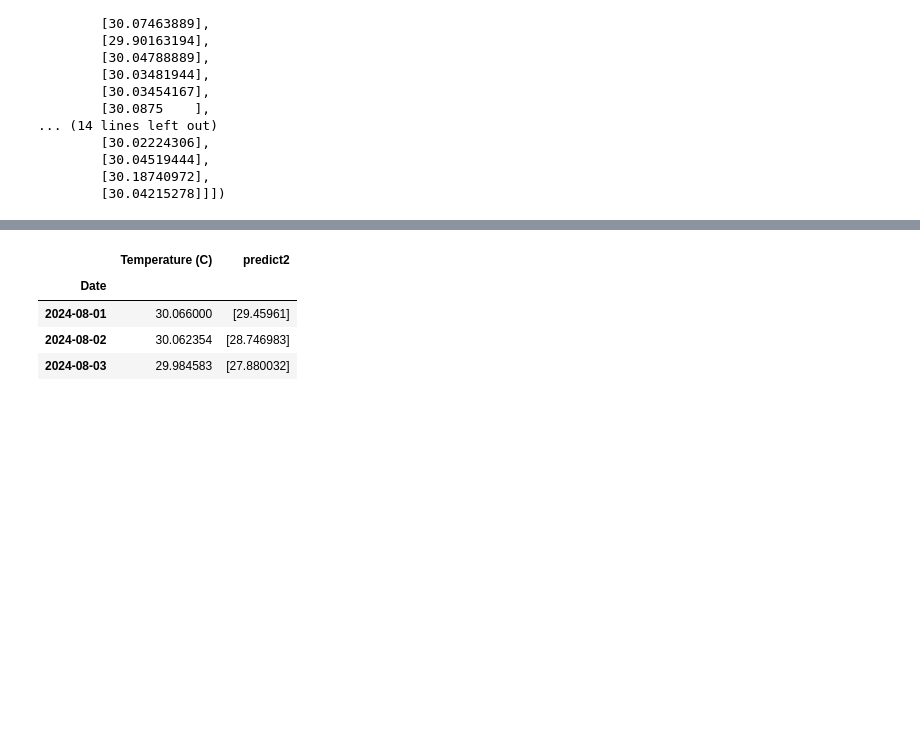
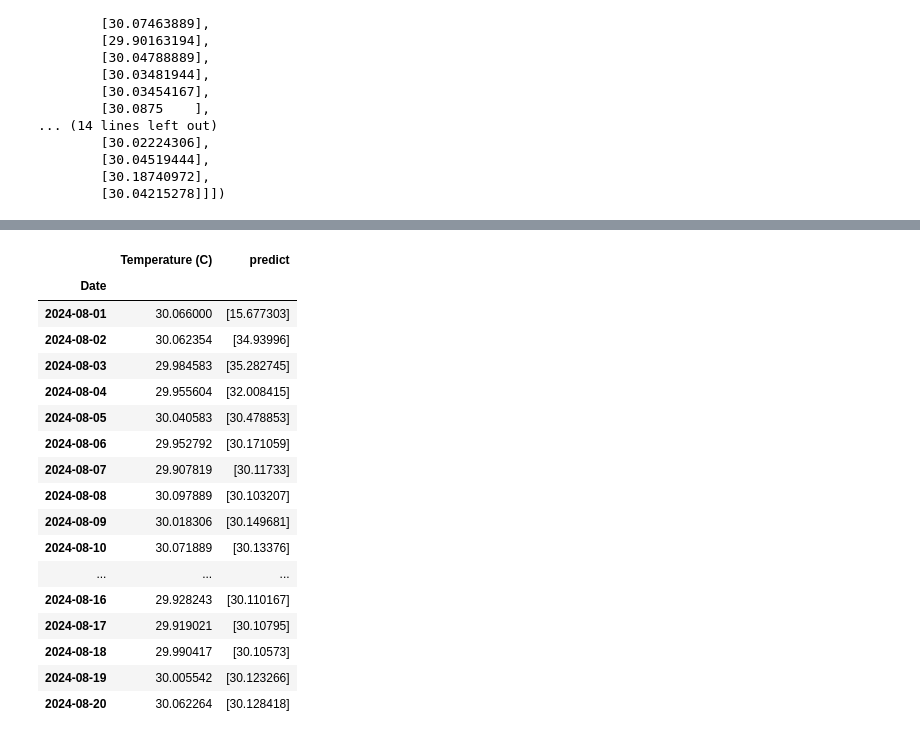
Before and after one commit to cksinghnet/Weather-Based-Grid-Optimization, a Jupyter notebook: code/TensorFlowWeatherModelLSTM-V02.ipynb, the cells around one changed output, grey strips where cells are left out. Cells and saved outputs as stored; diff of their text form; code cells hidden in the pictures; blank space fills up the shorter version.

```diff
--- a/code/TensorFlowWeatherModelLSTM-V02.ipynb
+++ b/code/TensorFlowWeatherModelLSTM-V02.ipynb
@@ -151,7 +184,7 @@ from tensorflow.keras.layers import Dense,LSTM, GRU,SimpleRNN
 # %%
 model=Sequential()
 #model.add(LSTM(32,input_shape=[10,1],return_sequences=True))
-model.add(LSTM(32,input_shape=[length,1]))
+model.add(GRU(32,input_shape=[length,1]))
 model.add(Dense(1))
 # %%
 model.compile(optimizer="adam", loss="mse")
@@ -205,5 +238,5 @@ d.plot()
 # %%
-first_eval=trainDF[-length:]
+first_eval=validDF[-length:]
 # %%
 first_eval
 # %% [output]
@@ -253,5 +286,5 @@ test_pred=[]
 for i in range(95):
     curr_pred=model.predict(current_eval)[0]
     test_pred.append(curr_pred)
-    current_eval=np.append(current_eval[:,1:,:],[[curr_pred]],axis=1)
+    current_eval=np.append(current_eval[:,1:,:],[[testDF.to_numpy()[i]]],axis=1)
 # %% [output]
@@ -275,3 +308,3 @@ for i in range(95):
 # %%
-validDF['predict2']=test_pred
+testDF['predict']=test_pred
 # %%
@@ -285,8 +331,21 @@ validDF.tail(3)
 # %%
-validDF.head(3)
+testDF.head(20)
 # %% [output]
-|  | Temperature (C) | predict2 |
+|  | Temperature (C) | predict |
 | Date |  |  |
-| 2024-08-01 | 30.066000 | [29.45961] |
-| 2024-08-02 | 30.062354 | [28.746983] |
-| 2024-08-03 | 29.984583 | [27.880032] |
+| 2024-08-01 | 30.066000 | [15.677303] |
+| 2024-08-02 | 30.062354 | [34.93996] |
+| 2024-08-03 | 29.984583 | [35.282745] |
+| 2024-08-04 | 29.955604 | [32.008415] |
+| 2024-08-05 | 30.040583 | [30.478853] |
+| 2024-08-06 | 29.952792 | [30.171059] |
+| 2024-08-07 | 29.907819 | [30.11733] |
+| 2024-08-08 | 30.097889 | [30.103207] |
+| 2024-08-09 | 30.018306 | [30.149681] |
+| 2024-08-10 | 30.071889 | [30.13376] |
+| ... | ... | ... |
+| 2024-08-16 | 29.928243 | [30.110167] |
+| 2024-08-17 | 29.919021 | [30.10795] |
+| 2024-08-18 | 29.990417 | [30.10573] |
+| 2024-08-19 | 30.005542 | [30.123266] |
+| 2024-08-20 | 30.062264 | [30.128418] |
```
Also changed, not shown: parts of 29 cells of this notebook, 1 other file.
